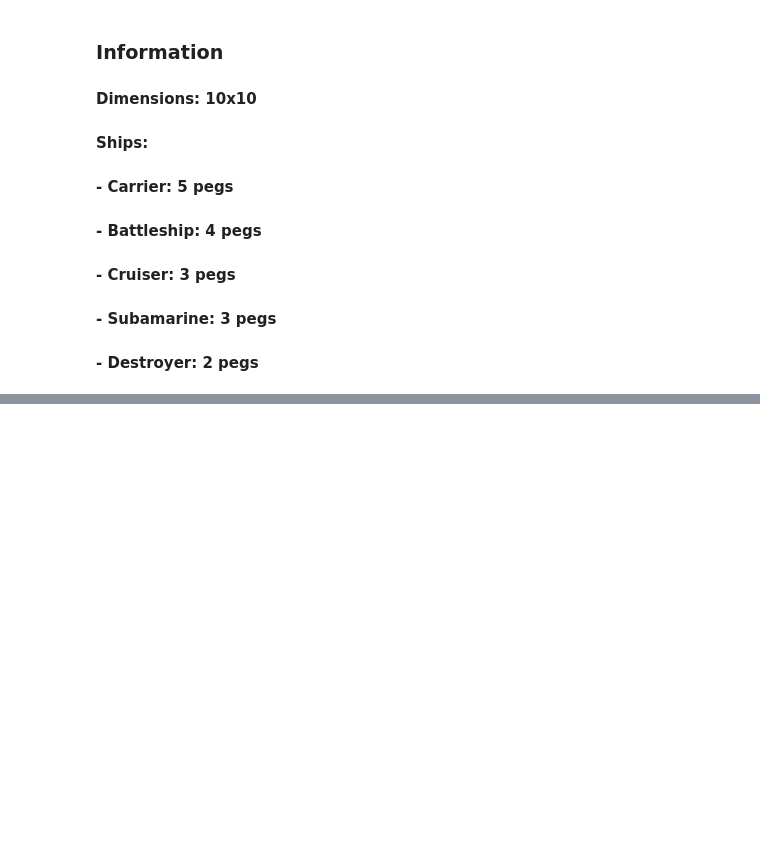
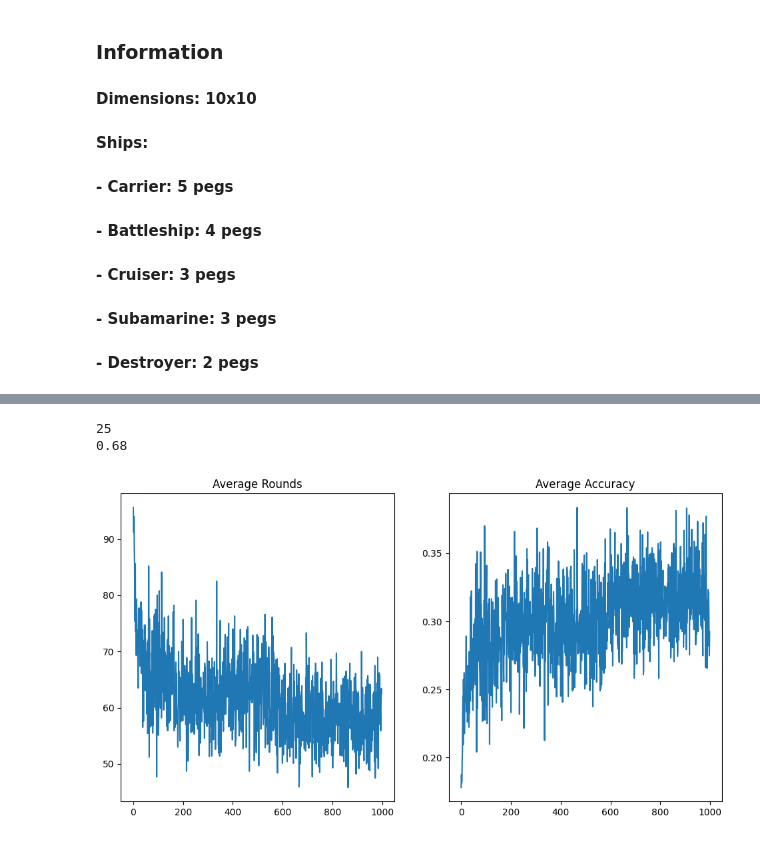
Before and after one commit to bferguson4/Project, a Jupyter notebook: battleship.ipynb, the cells around one changed output, grey strips where cells are left out. Drawn from its saved outputs; the diff is of its cells as text; code cells hidden in the pictures; blank space fills up the shorter version.

```diff
--- a/battleship.ipynb
+++ b/battleship.ipynb
@@ -195,0 +247,70 @@ for i in range(500000):
+# %%
+def sarsa(s, a, a_next, ships, R, U, Q):
+    learning_rate = 1 / (1 + U[s, a])
+    Q[s][a] = Q[s][a] + learning_rate * (R[a][0] + gamma * Q[a][a_next] - Q[s][a])
+    U[s][a] += 1
+# %%
+def run_round_sarsa(s, a, ships, Q, R, U, prev_hits):
+    hit = 0
+    if (shot_hit(a, ships, R)):
+        hit = 1
+        prev_hits.append(a)
+    a_next = fire_shot_sarsa(a, Q, ships, prev_hits)
+    if (a_next == None):
+        return None
+    sarsa(s, a, a_next, ships, R, U, Q)
+    return a_next
+# %%
+rounds = []
+accuracy = []
+gamma = 0.9
+Q1 = np.zeros((100, 100))
+R1 = np.zeros((100, 1))
+U1 = np.zeros((100, 100))
+
+Q2 = np.zeros((100, 100))
+R2 = np.zeros((100, 1))
+U2 = np.zeros((100, 100))
+for i in range(10000):
+    your_ships = copy_placements(ships1)
+    opponent_ships = copy_placements(ships2)
+    s1 = random.randint(0, 99)
+    s2 = random.randint(0, 99)
+    prev_hits1 = []
+    prev_hits2 = []
+    a1 = fire_shot_sarsa(s1, Q1, your_ships, prev_hits1)
+    a2 = fire_shot_sarsa(s2, Q2, opponent_ships, prev_hits2)
+    num_rounds = 0
+    while(not over(your_ships, opponent_ships)):
+        a1_next = run_round_sarsa(s1, a1, your_ships, Q1, R1, U1, prev_hits1)
+        if (a1_next == None):
+            break
+        s1 = a1
+        a1 = a1_next
+        a2_next = run_round_sarsa(s2, a2, opponent_ships, Q2, R2, U2, prev_hits2)
+        if (a2_next == None):
+            break
+        s2 = a2
+        a2_next = a2
+        num_rounds += 1
+    rounds.append(num_rounds)
+    accuracy.append(17 / num_rounds)
+
+average_rounds = average_results(rounds, 10)
+average_accuracy = average_results(accuracy, 10)
+
+plt.figure(figsize=(18, 6))
+plt.subplot(131)
+plt.plot(average_rounds)
+plt.title("Average Rounds")
+
+plt.subplot(132)
+plt.plot(average_accuracy)
+plt.title("Average Accuracy")
+
+print(np.min(rounds))
+print(np.max(accuracy))
+# %% [output]
+25
+0.68
+[figure, added]
```
Also changed, not shown: parts of 14 cells of this notebook.
